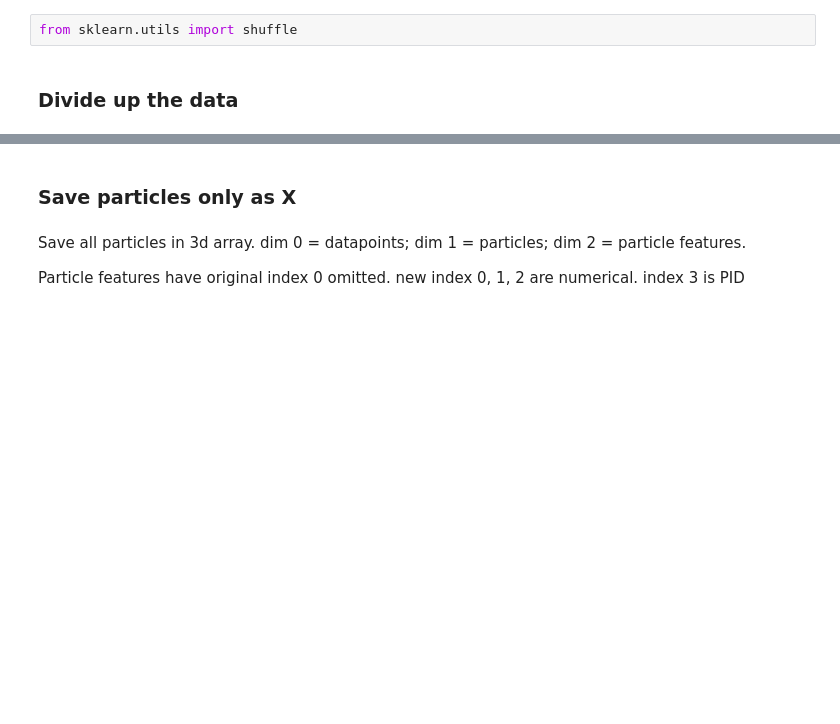
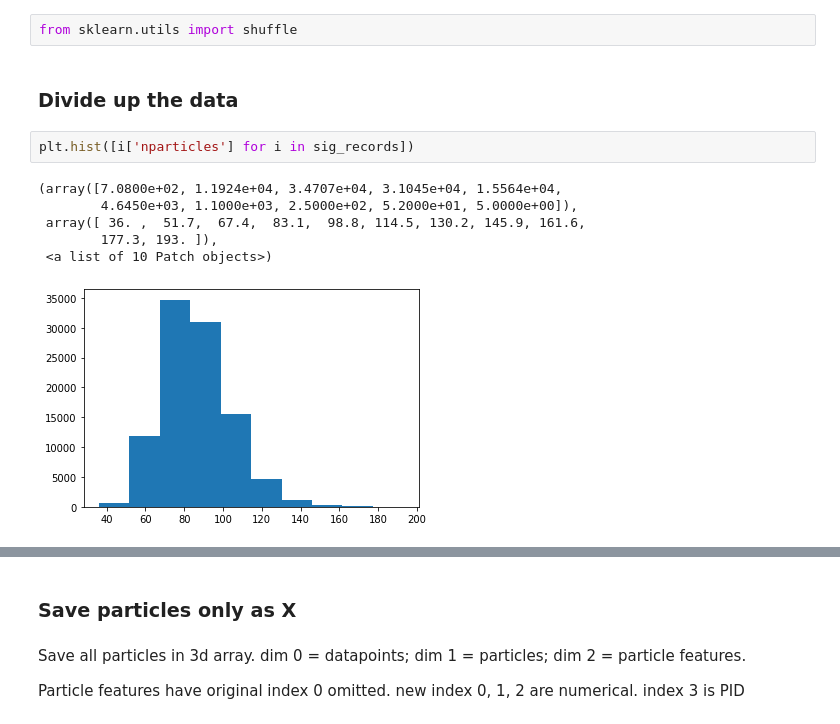
Before and after one commit to bnachman/ILCAnomalies, a Jupyter notebook: DataParser.ipynb, the cells around one changed output, grey strips where cells are left out. Cells and saved outputs as stored; diff of their text form; blank space fills up the shorter version.

```diff
--- a/DataParser.ipynb
+++ b/DataParser.ipynb
@@ -175,3 +177,12 @@ from sklearn.metrics import roc_auc_score, roc_curve
 from sklearn.utils import shuffle
 # %% [markdown]
 ### Divide up the data
+# %%
+plt.hist([i['nparticles'] for i in sig_records])
+# %% [output]
+(array([7.0800e+02, 1.1924e+04, 3.4707e+04, 3.1045e+04, 1.5564e+04,
+        4.6450e+03, 1.1000e+03, 2.5000e+02, 5.2000e+01, 5.0000e+00]),
+ array([ 36. ,  51.7,  67.4,  83.1,  98.8, 114.5, 130.2, 145.9, 161.6,
+        177.3, 193. ]),
+ <a list of 10 Patch objects>)
+[figure, added]
```
Also changed, not shown: parts of 61 cells of this notebook.
